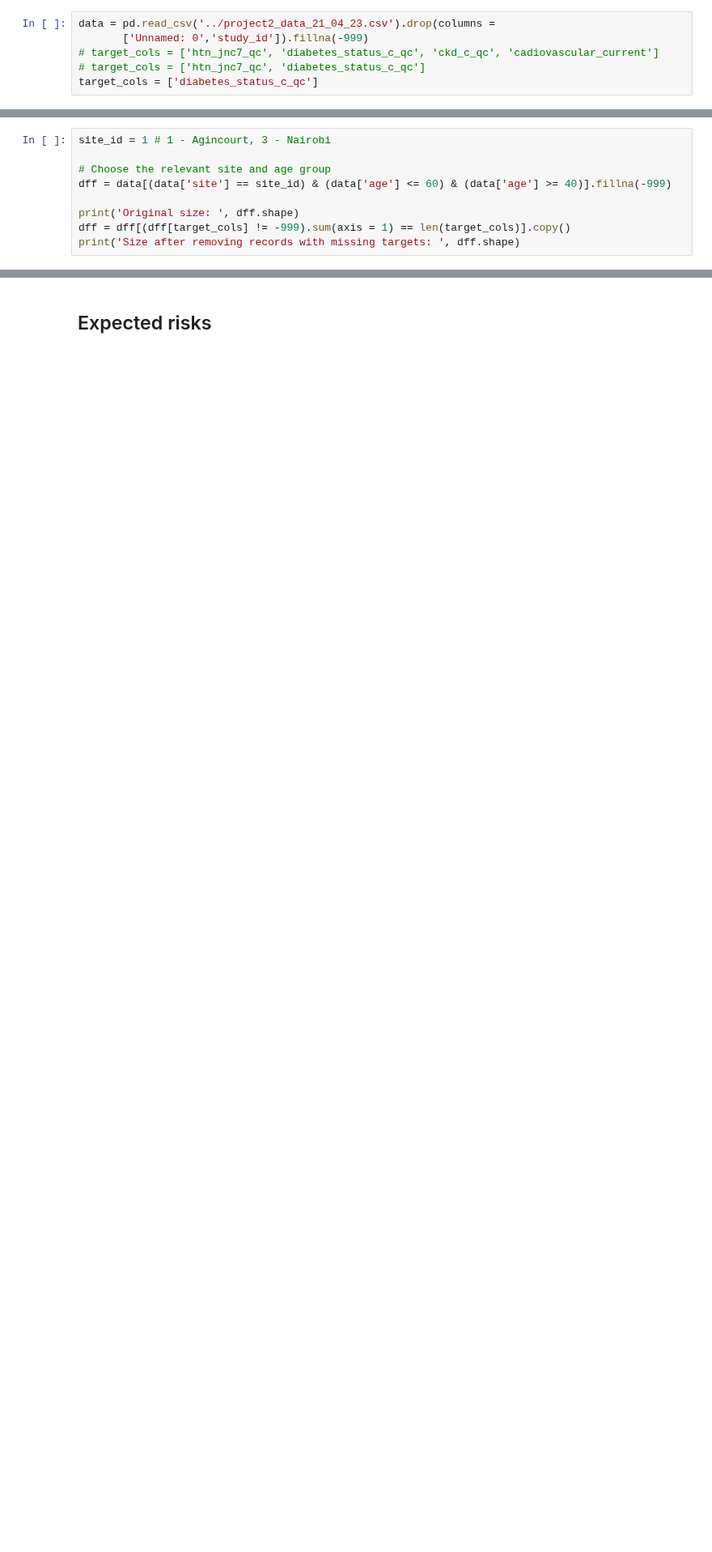
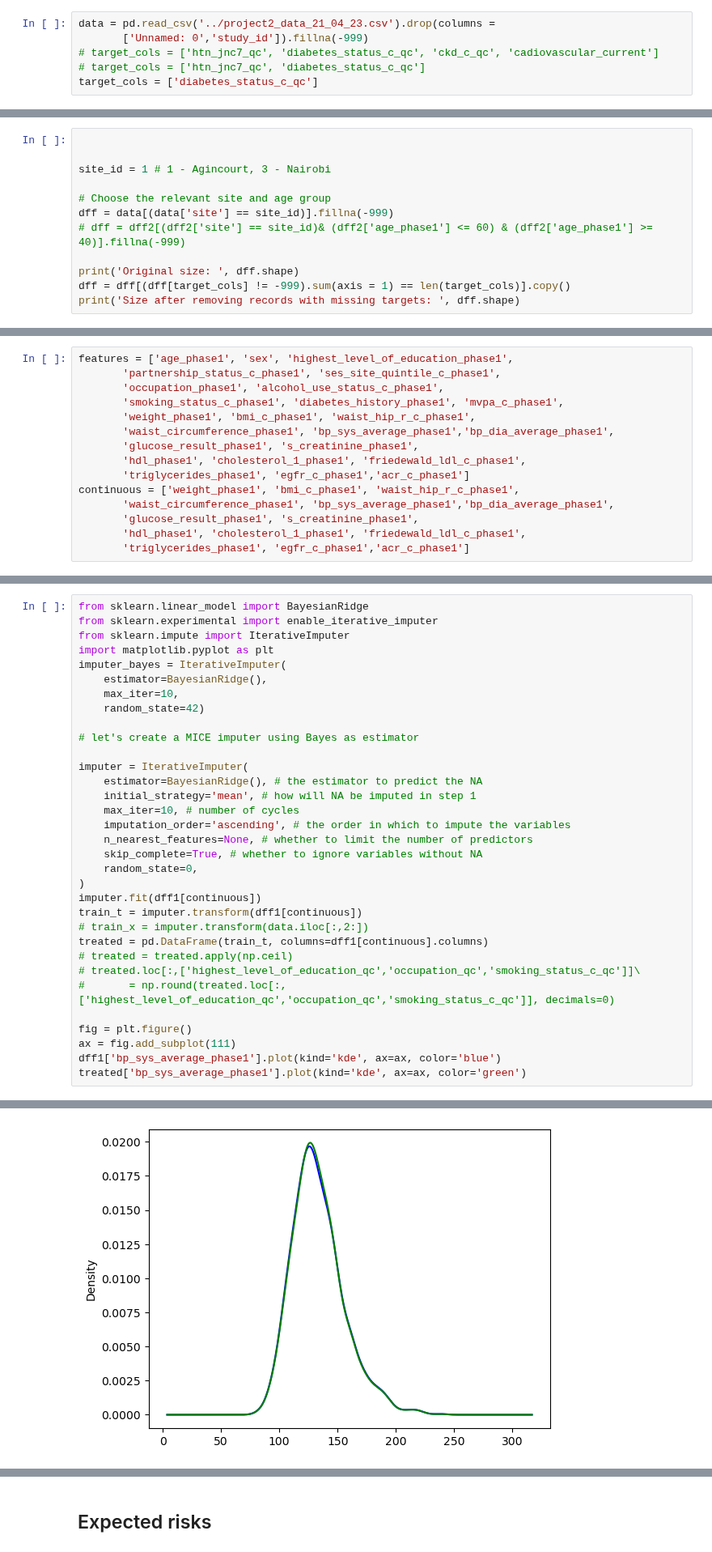
Before and after one commit to kayvinsoo7/HAALSI_work, a Jupyter notebook: mdscan-master/Poisson_scoring2.ipynb, the cells around one changed output, grey strips where cells are left out. Shown at 81% size. Drawn from its saved outputs; the diff is of its cells as text; blank space fills up the shorter version.

```diff
--- a/mdscan-master/Poisson_scoring2.ipynb
+++ b/mdscan-master/Poisson_scoring2.ipynb
@@ -24,8 +52,11 @@ numeric_columns = [col for col in data.columns \
 # %%
+
+
 site_id = 1 # 1 - Agincourt, 3 - Nairobi
 
 # Choose the relevant site and age group
-dff = data[(data['site'] == site_id) & (data['age'] <= 60) & (data['age'] >= 40)].fillna(-999)
+dff = data[(data['site'] == site_id)].fillna(-999)
+# dff = dff2[(dff2['site'] == site_id)& (dff2['age_phase1'] <= 60) & (dff2['age_phase1'] >= 40)].fillna(-999)
 
 print('Original size: ', dff.shape)
 dff = dff[(dff[target_cols] != -999).sum(axis = 1) == len(target_cols)].copy()
@@ -36 +67,16 @@ Size after removing records with missing targets:  (1465, 25)
+# %%
+features = ['age_phase1', 'sex', 'highest_level_of_education_phase1',
+       'partnership_status_c_phase1', 'ses_site_quintile_c_phase1',
+       'occupation_phase1', 'alcohol_use_status_c_phase1',
+       'smoking_status_c_phase1', 'diabetes_history_phase1', 'mvpa_c_phase1',
+       'weight_phase1', 'bmi_c_phase1', 'waist_hip_r_c_phase1',
+       'waist_circumference_phase1', 'bp_sys_average_phase1','bp_dia_average_phase1',
+       'glucose_result_phase1', 's_creatinine_phase1',
+       'hdl_phase1', 'cholesterol_1_phase1', 'friedewald_ldl_c_phase1',
+       'triglycerides_phase1', 'egfr_c_phase1','acr_c_phase1']
+continuous = ['weight_phase1', 'bmi_c_phase1', 'waist_hip_r_c_phase1',
+       'waist_circumference_phase1', 'bp_sys_average_phase1','bp_dia_average_phase1',
+       'glucose_result_phase1', 's_creatinine_phase1',
+       'hdl_phase1', 'cholesterol_1_phase1', 'friedewald_ldl_c_phase1',
+       'triglycerides_phase1', 'egfr_c_phase1','acr_c_phase1']
 # %%
@@ -74,0 +118,34 @@ treated['cimt_mean_max'].plot(kind='kde', ax=ax, color='green')
+# %%
+from sklearn.linear_model import BayesianRidge
+from sklearn.experimental import enable_iterative_imputer
+from sklearn.impute import IterativeImputer
+import matplotlib.pyplot as plt
+imputer_bayes = IterativeImputer(
+    estimator=BayesianRidge(),
+    max_iter=10,
+    random_state=42)
+
+# let's create a MICE imputer using Bayes as estimator
+
+imputer = IterativeImputer(
+    estimator=BayesianRidge(), # the estimator to predict the NA
+    initial_strategy='mean', # how will NA be imputed in step 1
+    max_iter=10, # number of cycles
+    imputation_order='ascending', # the order in which to impute the variables
+    n_nearest_features=None, # whether to limit the number of predictors
+    skip_complete=True, # whether to ignore variables without NA
+    random_state=0,
+)
+imputer.fit(dff1[continuous])
+train_t = imputer.transform(dff1[continuous])
+# train_x = imputer.transform(data.iloc[:,2:])
+treated = pd.DataFrame(train_t, columns=dff1[continuous].columns)
+# treated = treated.apply(np.ceil)
+# treated.loc[:,['highest_level_of_education_qc','occupation_qc','smoking_status_c_qc']]\
+#       = np.round(treated.loc[:,['highest_level_of_education_qc','occupation_qc','smoking_status_c_qc']], decimals=0)
+
+fig = plt.figure()
+ax = fig.add_subplot(111)
+dff1['bp_sys_average_phase1'].plot(kind='kde', ax=ax, color='blue')
+treated['bp_sys_average_phase1'].plot(kind='kde', ax=ax, color='green')
+# %% [output]
@@ -74,0 +153 @@ treated['cimt_mean_max'].plot(kind='kde', ax=ax, color='green')
+[figure, added]
```
Also changed, not shown: parts of 21 cells of this notebook, 2 other files.
